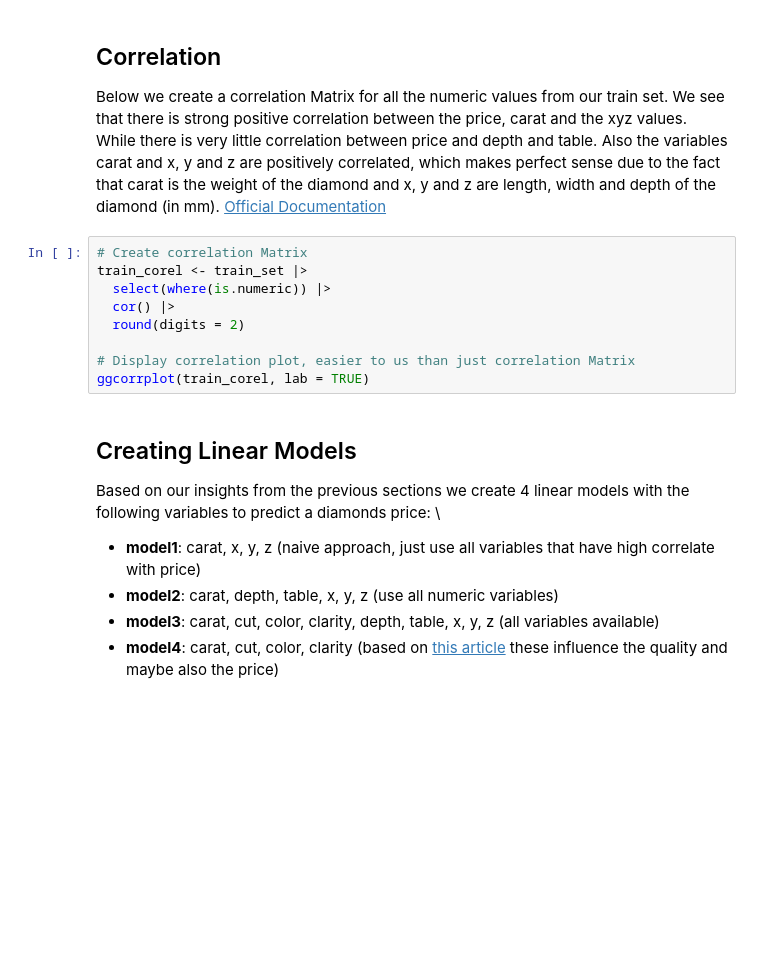
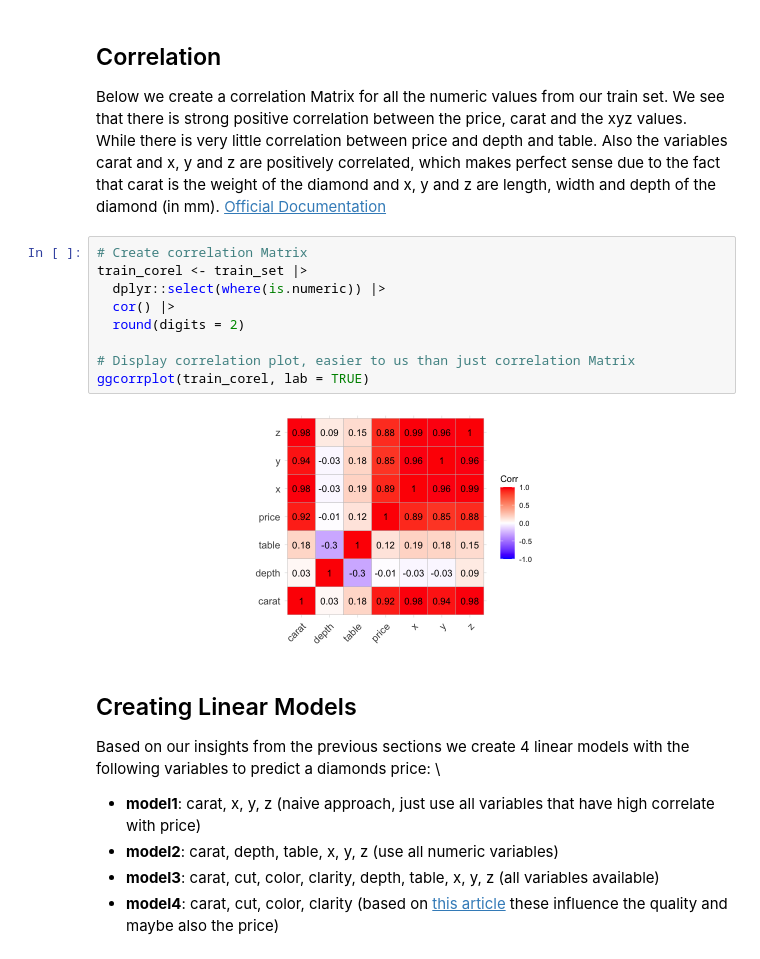
Before and after one commit to juliatuka/Statistik, a Jupyter notebook: project_regression.ipynb, the cells around one changed output. Drawn from its saved outputs; the diff is of its cells as text; blank space fills up the shorter version.

```diff
--- a/project_regression.ipynb
+++ b/project_regression.ipynb
@@ -358,12 +359,14 @@ Below we create a correlation Matrix for all the numeric values from our train s
 # %%
 # Create correlation Matrix
 train_corel <- train_set |>
-  select(where(is.numeric)) |>
+  dplyr::select(where(is.numeric)) |>
   cor() |>
   round(digits = 2)
 
 # Display correlation plot, easier to us than just correlation Matrix
 ggcorrplot(train_corel, lab = TRUE)
+# %% [output]
+[figure, added]
 # %% [markdown]
 ## Creating Linear Models
 Based on our insights from the previous sections we create 4 linear models with the following variables to predict a diamonds price: \
```
Also changed, not shown: parts of 21 cells of this notebook.
